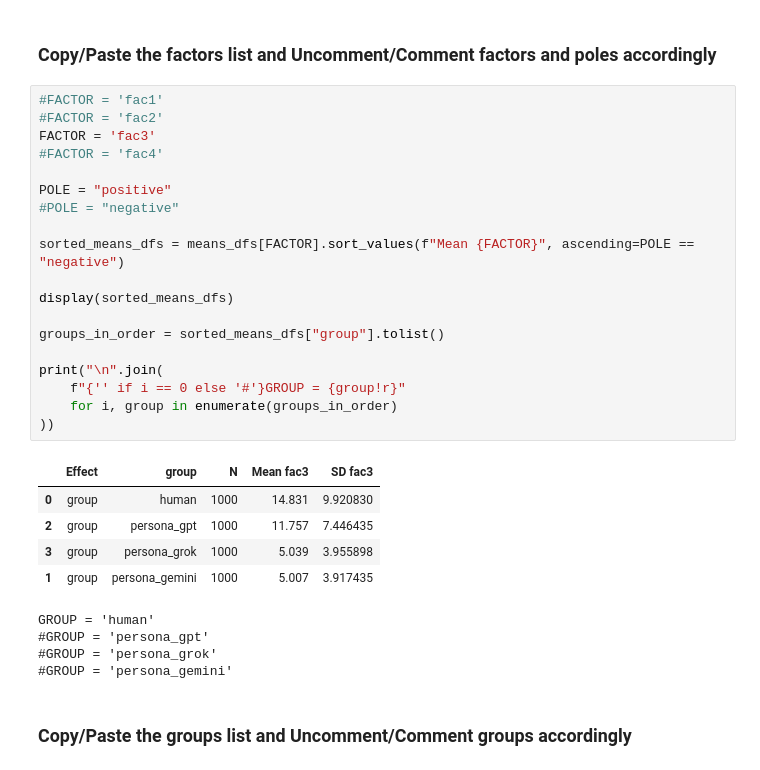
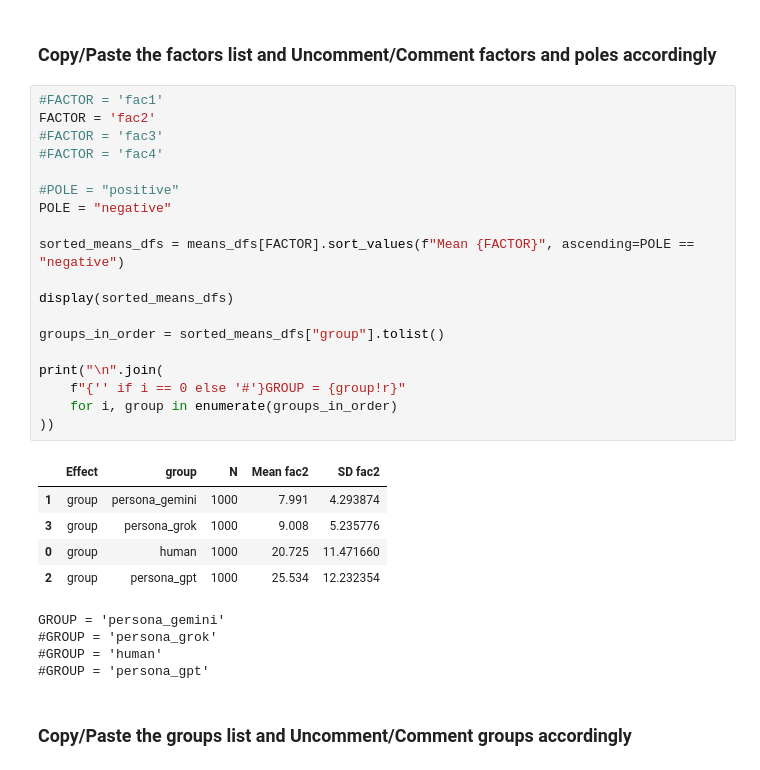
Before and after one commit to laelgelc/cl_st2_arianne, a Jupyter notebook: cl_st2_ph2_arianne/examples_simulation.ipynb, the cells around one changed output. Drawn from its saved outputs; the diff is of its cells as text.

```diff
--- a/cl_st2_ph2_arianne/examples_simulation.ipynb
+++ b/cl_st2_ph2_arianne/examples_simulation.ipynb
@@ -156,33 +156,33 @@ FACTOR = 'fac1'
 ### Copy/Paste the factors list and Uncomment/Comment factors and poles accordingly
 # %%
 #FACTOR = 'fac1'
-#FACTOR = 'fac2'
-FACTOR = 'fac3'
+FACTOR = 'fac2'
+#FACTOR = 'fac3'
 #FACTOR = 'fac4'
 
-POLE = "positive"
-#POLE = "negative"
+#POLE = "positive"
+POLE = "negative"
 
 sorted_means_dfs = means_dfs[FACTOR].sort_values(f"Mean {FACTOR}", ascending=POLE == "negative")
 
 display(sorted_means_dfs)
 
 groups_in_order = sorted_means_dfs["group"].tolist()
 
 print("\n".join(
     f"{'' if i == 0 else '#'}GROUP = {group!r}"
     for i, group in enumerate(groups_in_order)
 ))
 # %% [output]
-|  | Effect | group | N | Mean fac3 | SD fac3 |
-| 0 | group | human | 1000 | 14.831 | 9.920830 |
-| 2 | group | persona_gpt | 1000 | 11.757 | 7.446435 |
-| 3 | group | persona_grok | 1000 | 5.039 | 3.955898 |
-| 1 | group | persona_gemini | 1000 | 5.007 | 3.917435 |
+|  | Effect | group | N | Mean fac2 | SD fac2 |
+| 1 | group | persona_gemini | 1000 | 7.991 | 4.293874 |
+| 3 | group | persona_grok | 1000 | 9.008 | 5.235776 |
+| 0 | group | human | 1000 | 20.725 | 11.471660 |
+| 2 | group | persona_gpt | 1000 | 25.534 | 12.232354 |
-GROUP = 'human'
+GROUP = 'persona_gemini'
+#GROUP = 'persona_grok'
+#GROUP = 'human'
 #GROUP = 'persona_gpt'
-#GROUP = 'persona_grok'
-#GROUP = 'persona_gemini'
 # %% [markdown]
 ### Copy/Paste the groups list and Uncomment/Comment groups accordingly
 # %% [markdown]
```
Also changed, not shown: parts of 2 cells of this notebook.
